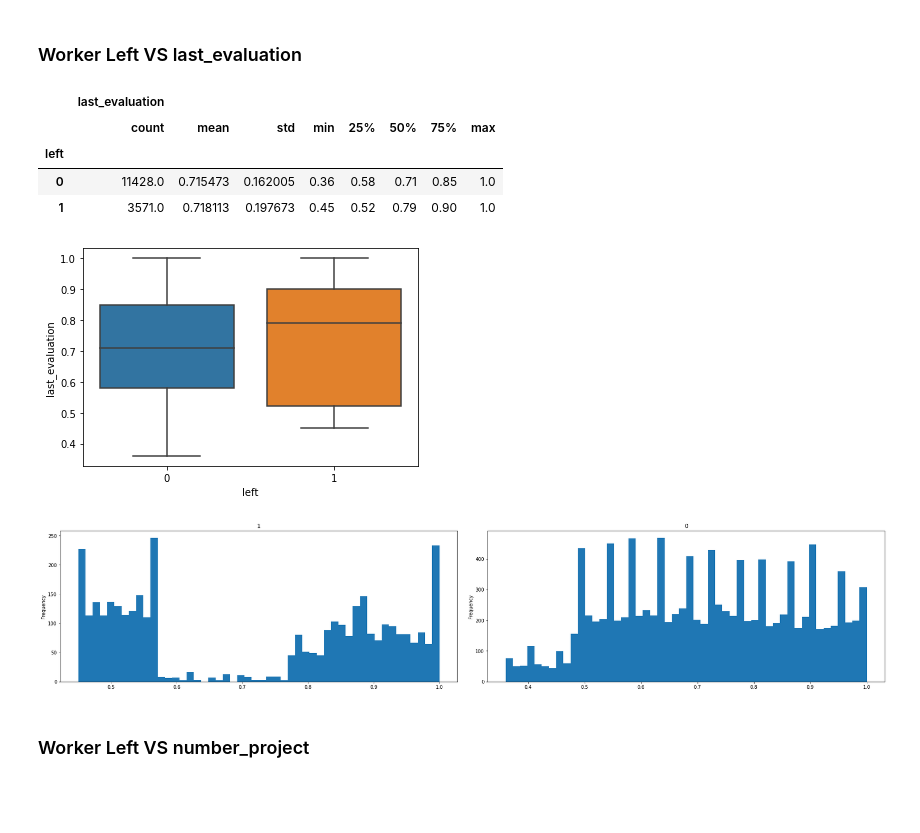
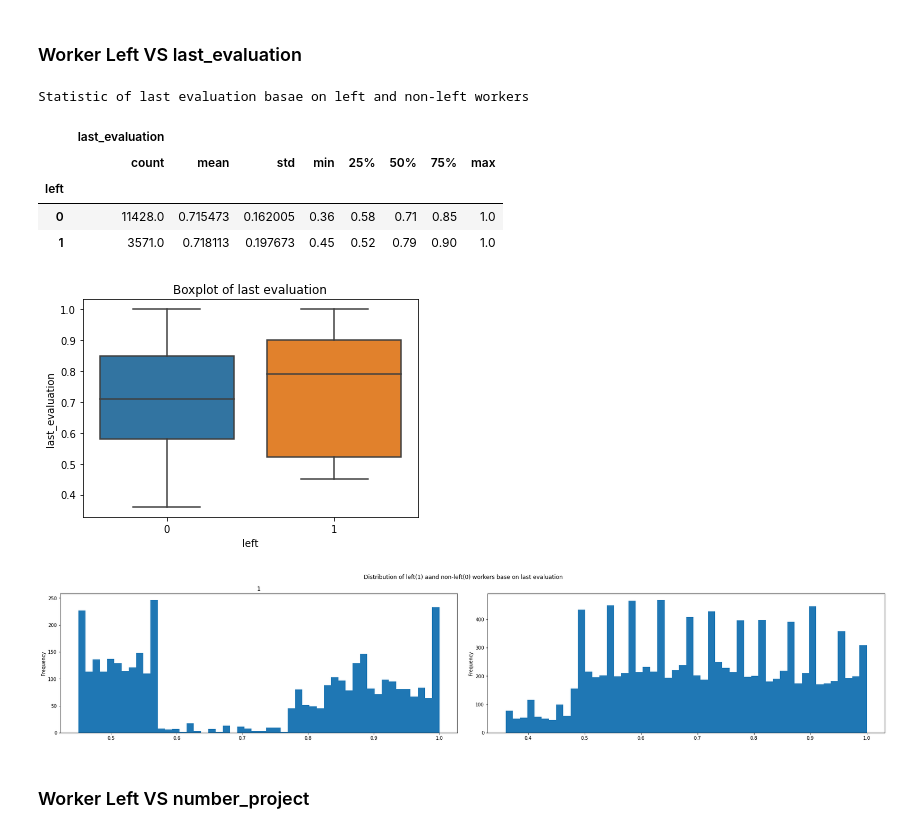
Before and after one commit to thoadao0301/Building-Machine-Learning-Solutions-with-Scikit-Learn-skills, a Jupyter notebook: Project_application/Hr_classification.ipynb, the cells around one changed output. Saved outputs shown, nothing was run; the diff lists cells and outputs as text; code cells hidden in the pictures; blank space fills up the shorter version.

```diff
--- a/Project_application/Hr_classification.ipynb
+++ b/Project_application/Hr_classification.ipynb
@@ -182,24 +185,33 @@ Statistics of satisfaction_level
 # %% [markdown]
 ### Worker Left VS last_evaluation
+# %%
+data_eval_left = df[['left','last_evaluation']]
+sta = data_eval_left.groupby('left').describe()
+print('Statistic of last evaluation base on left and non-left workers')
+display(sta)
+sns.boxplot(x='left',y='last_evaluation',data=data_eval_left)
+plt.title('Boxplot of last evaluation')
+plt.show()
+# %% [output]
+Statistic of last evaluation basae on left and non-left workers
+|  | last_evaluation |  |  |  |  |  |  |  |
+|  | count | mean | std | min | 25% | 50% | 75% | max |
+| left |  |  |  |  |  |  |  |  |
+| 0 | 11428.0 | 0.715473 | 0.162005 | 0.36 | 0.58 | 0.71 | 0.85 | 1.0 |
+| 1 | 3571.0 | 0.718113 | 0.197673 | 0.45 | 0.52 | 0.79 | 0.90 | 1.0 |
+[figure, added]
 # %%
-data_eval_left = df[['left','last_evaluation']]
-sta = data_eval_left.groupby('left').describe()
-display(sta)
-sns.boxplot(x='left',y='last_evaluation',data=data_eval_left)
 fig, axs = plt.subplots(figsize=(25,5),nrows=1,ncols=2,constrained_layout=True)
 index_u = data_eval_left['left'].unique()
 for i,k in enumerate(index_u):
     data_m = data_eval_left[data_eval_left['left'] == k]
     data_m['last_evaluation'].plot(kind='hist',subplots=True,bins=50,ax=axs[i])
-    axs[i].set_title(k)
+    if k == 1:
+        axs[i].set_title(k)
+fig.suptitle('Distribution of left(1) aand non-left(0) workers base on last evaluation')
+plt.show()
 # %% [output]
-|  | last_evaluation |  |  |  |  |  |  |  |
-|  | count | mean | std | min | 25% | 50% | 75% | max |
-| left |  |  |  |  |  |  |  |  |
-| 0 | 11428.0 | 0.715473 | 0.162005 | 0.36 | 0.58 | 0.71 | 0.85 | 1.0 |
-| 1 | 3571.0 | 0.718113 | 0.197673 | 0.45 | 0.52 | 0.79 | 0.90 | 1.0 |
-[figure, old version]
+[figure, new version]
-[figure, removed]
 # %% [markdown]
 ### Worker Left VS number_project
 # %%
```
Also changed, not shown: parts of 11 cells of this notebook.
